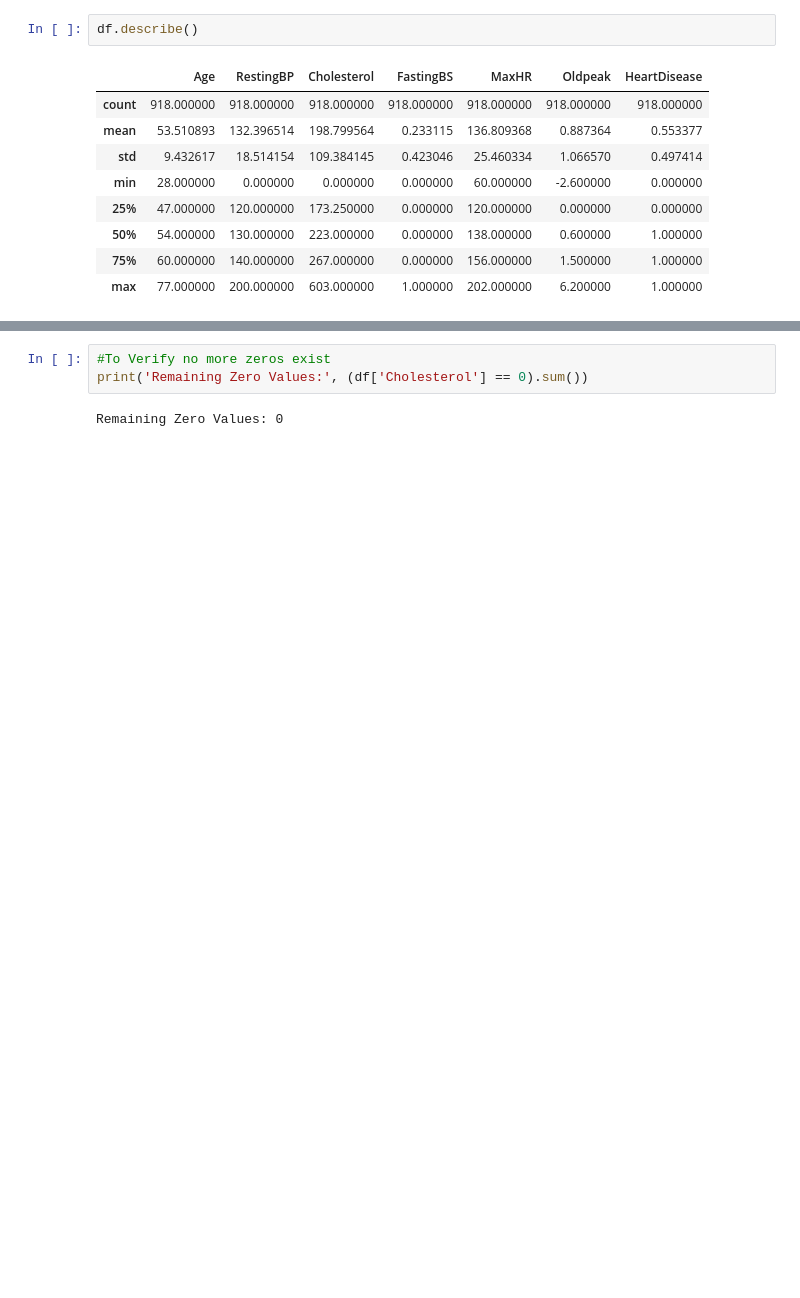
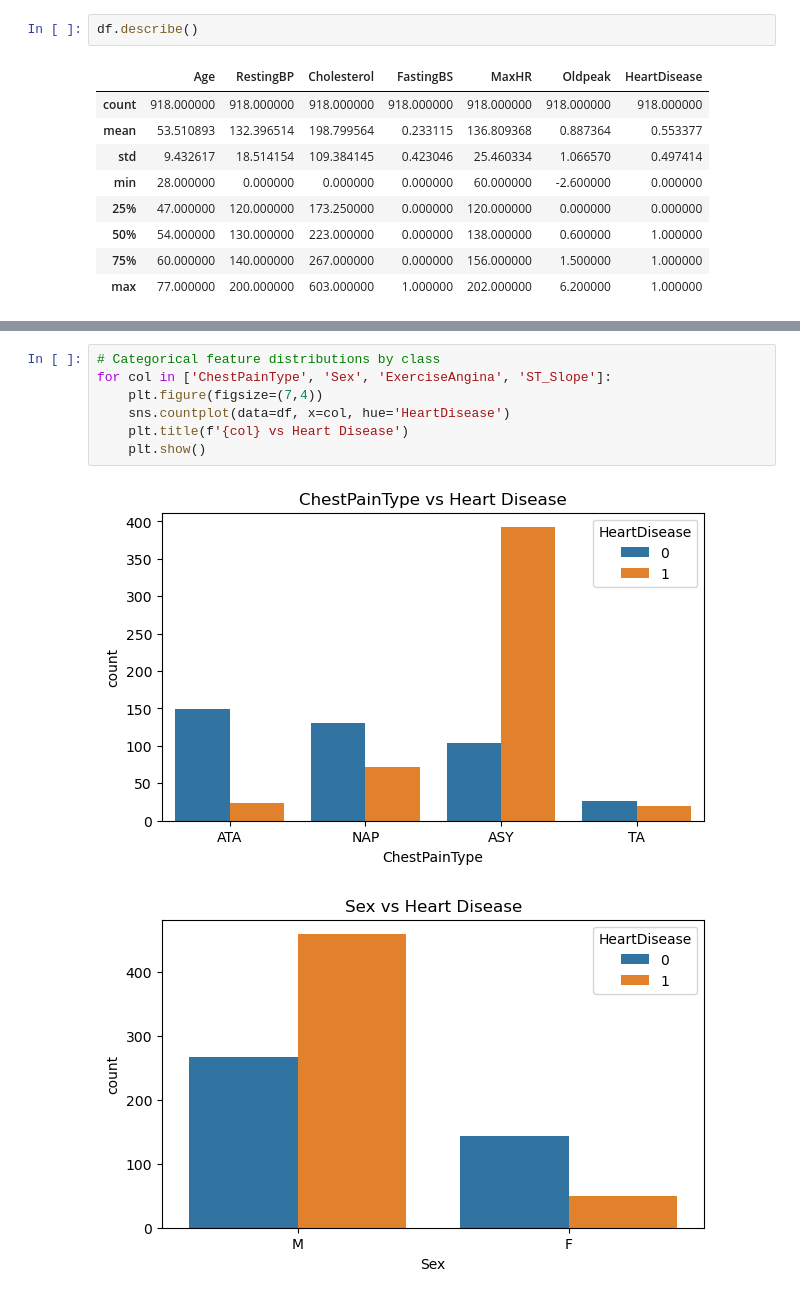
Before and after one commit to Jonc29/heart-disease-prediction, a Jupyter notebook: notebooks/01_exploration.ipynb, the cells around one changed output, grey strips where cells are left out. Saved outputs shown, nothing was run; the diff lists cells and outputs as text; blank space fills up the shorter version.

```diff
--- a/notebooks/01_exploration.ipynb
+++ b/notebooks/01_exploration.ipynb
@@ -120,5 +178,10 @@ Median_cholesterol (Valid reading only): 237.0
 # %%
-#To Verify no more zeros exist
-print('Remaining Zero Values:', (df['Cholesterol'] == 0).sum())
+# Categorical feature distributions by class
+for col in ['ChestPainType', 'Sex', 'ExerciseAngina', 'ST_Slope']:
+    plt.figure(figsize=(7,4))
+    sns.countplot(data=df, x=col, hue='HeartDisease')
+    plt.title(f'{col} vs Heart Disease')
+    plt.show()
 # %% [output]
-Remaining Zero Values: 0
+[figure, added]
+[figure, added]
```
Also changed, not shown: parts of 42 cells of this notebook.
